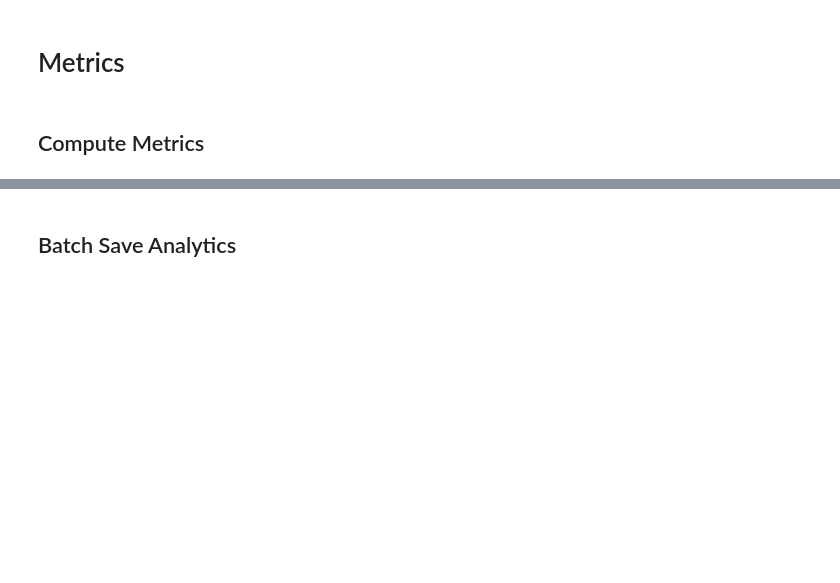
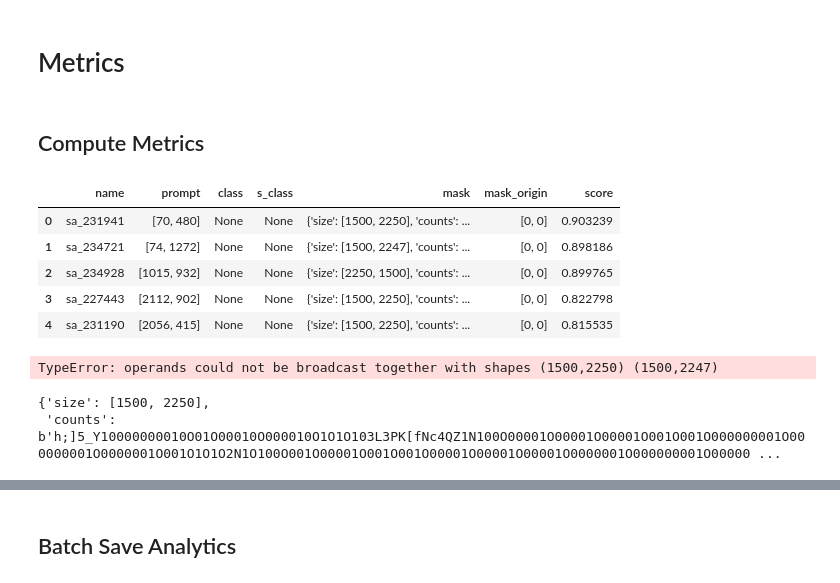
Before and after one commit to simoneangarano/BenchSAM, a Jupyter notebook: notebooks/Analysis.ipynb, the cells around one changed output, grey strips where cells are left out. Cells and saved outputs as stored; diff of their text form; code cells hidden in the pictures; blank space fills up the shorter version.

Commit message:
inspection and rle mask encoding

```diff
--- a/notebooks/Analysis.ipynb
+++ b/notebooks/Analysis.ipynb
@@ -28,3 +28,16 @@ import matplotlib.pyplot as plt
 df_p = pd.read_pickle(f"../results/{cfg['EXPERIMENT']}{cfg['DATASET']}_prompts.pkl")
 df_0 = pd.read_pickle(f"../results/{cfg['EXPERIMENT']}{cfg['DATASET']}_{cfg['TARGET']}_0.pkl")
 df_s = pd.read_pickle(f"../results/{cfg['EXPERIMENT']}{cfg['DATASET']}_{cfg['MODEL']}_{cfg['SPARSITY']}{cfg['MODE']}.pkl")
+# %%
+df_s.head()
+# %% [output]
+|  | name | prompt | class | s_class | mask | mask_origin | score |
+| 0 | sa_231941 | [70, 480] | None | None | {'size': [1500, 2250], 'counts': ... | [0, 0] | 0.903239 |
+| 1 | sa_234721 | [74, 1272] | None | None | {'size': [1500, 2247], 'counts': ... | [0, 0] | 0.898186 |
+| 2 | sa_234928 | [1015, 932] | None | None | {'size': [2250, 1500], 'counts': ... | [0, 0] | 0.899765 |
+| 3 | sa_227443 | [2112, 902] | None | None | {'size': [1500, 2250], 'counts': ... | [0, 0] | 0.822798 |
+| 4 | sa_231190 | [2056, 415] | None | None | {'size': [1500, 2250], 'counts': ... | [0, 0] | 0.815535 |
+# %%
+df_s['mask'] = df_s.apply(lambda s: maskUtils.decode(s['mask']), axis=1).mean()
+# %% [output]
+TypeError: operands could not be broadcast together with shapes (1500,2250) (1500,2247)
@@ -30,0 +46,5 @@ df_s = pd.read_pickle(f"../results/{cfg['EXPERIMENT']}{cfg['DATASET']}_{cfg['MOD
+# %%
+m
+# %% [output]
+{'size': [1500, 2250],
+ 'counts': b'h;]5_Y10000000010O01O00010O000010O1O1O103L3PK[fNc4QZ1N100O00001O00001O00001O001O001O000000001O000000001O0000001O001O1O1O2N1O100O001O00001O001O001O00001O00001O00001O0000001O000000001O00000 ...
```
Also changed, not shown: parts of 30 cells of this notebook, 3 other files.
